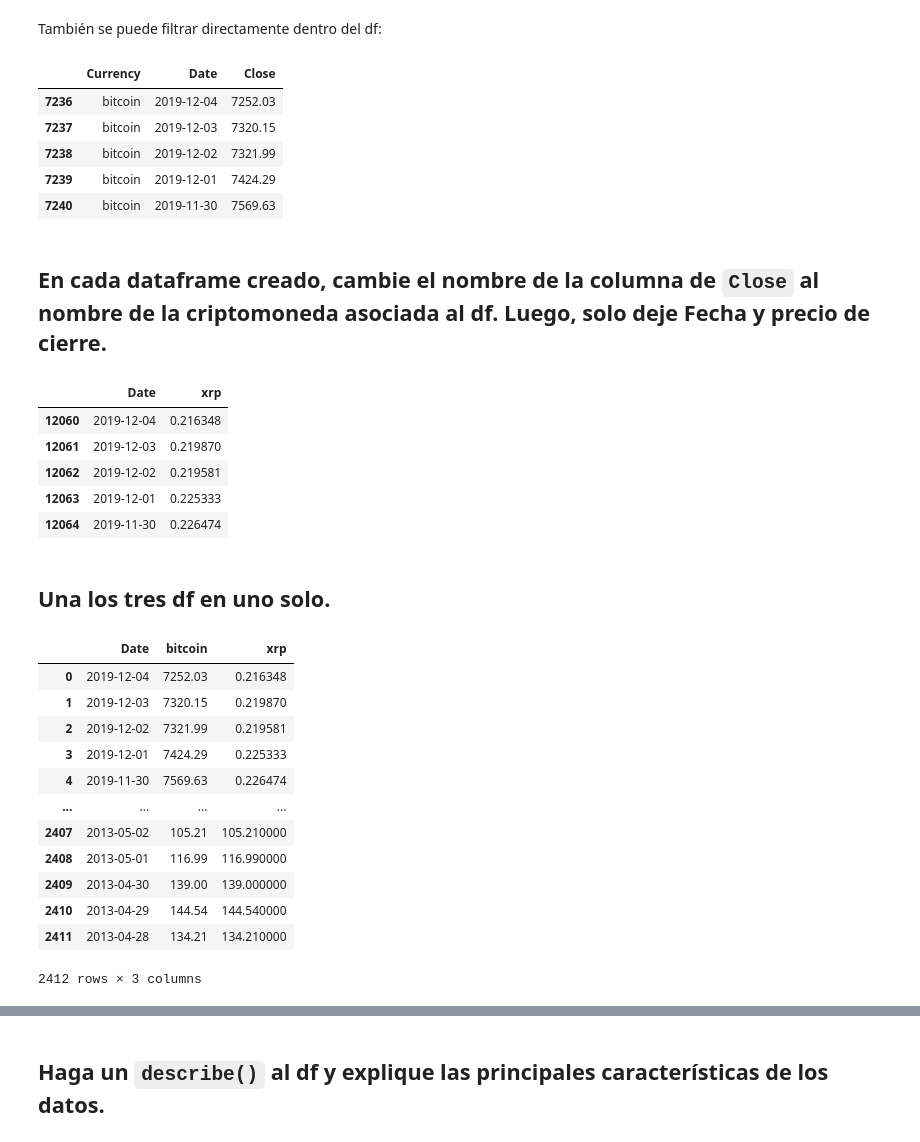
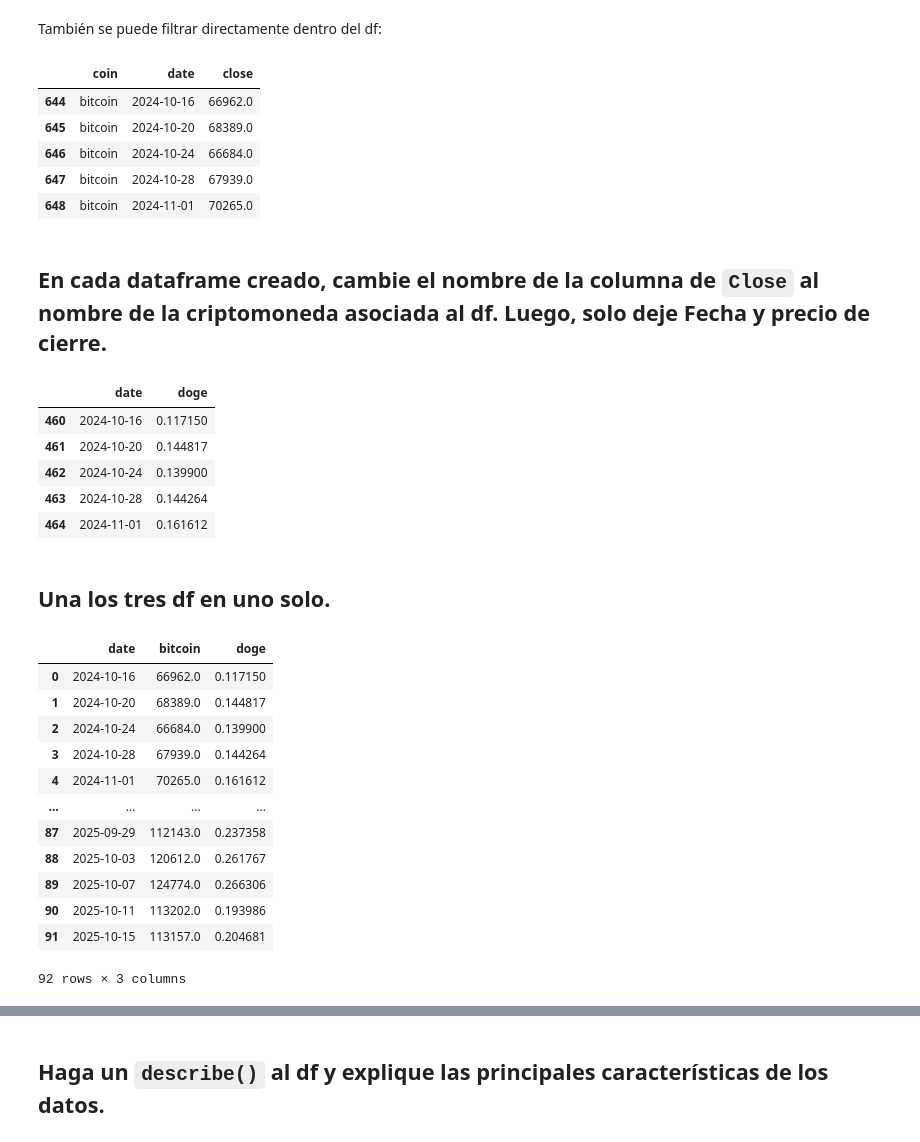
Before and after one commit to caracena/apunte-finanzas-computacionales, a Jupyter notebook: clase1-pandas.ipynb, the cells around one changed output, grey strips where cells are left out. Cells and saved outputs as stored; diff of their text form; code cells hidden in the pictures.

```diff
--- a/clase1-pandas.ipynb
+++ b/clase1-pandas.ipynb
@@ -68,5 +66,5 @@ memory usage: 1.8+ MB
 # %%
-df["Date"] = pd.to_datetime(df["Date"])
+df["date"] = pd.to_datetime(df["date"])
 # %%
 df.head()
 # %% [output]
@@ -123,4 +105,4 @@ df.describe(include="all")
 # %%
-df_2 = df[["Currency", "Date", "Close", "Volume"]]
+df_2 = df[["coin", "date", "close"]]
 df_2
 # %% [output]
@@ -159,11 +138,9 @@ Name: count, dtype: int64
 # %% [markdown]
 ## Crea un dataframe con precios de cierre y fecha de bitcoin, otro con xrp, y otro con ethereum
 # %%
-df_temp = df_2.drop(columns = ["Volume"])
-
-df_bitcoin = df_temp.query('Currency == "bitcoin"')
-df_xrp = df_temp.query('Currency == "xrp"')
-df_ethereum = df_temp.query('Currency == "ethereum"')
+df_bitcoin = df_2.query('coin == "bitcoin"')
+df_doge = df_2.query('coin == "dogecoin"')
+df_ethereum = df_2.query('coin == "ethereum"')
 # %%
 df_ethereum.head()
 # %% [output]
@@ -176,52 +153,52 @@ df_ethereum.head()
 # %% [markdown]
 También se puede filtrar directamente dentro del df:
 # %%
-df_bitcoin_2 = df_temp[df_temp["Currency"]=="bitcoin"]
+df_bitcoin_2 = df_2[df_2["coin"]=="bitcoin"]
 df_bitcoin_2.head()
 # %% [output]
-|  | Currency | Date | Close |
-| 7236 | bitcoin | 2019-12-04 | 7252.03 |
-| 7237 | bitcoin | 2019-12-03 | 7320.15 |
-| 7238 | bitcoin | 2019-12-02 | 7321.99 |
-| 7239 | bitcoin | 2019-12-01 | 7424.29 |
-| 7240 | bitcoin | 2019-11-30 | 7569.63 |
+|  | coin | date | close |
+| 644 | bitcoin | 2024-10-16 | 66962.0 |
+| 645 | bitcoin | 2024-10-20 | 68389.0 |
+| 646 | bitcoin | 2024-10-24 | 66684.0 |
+| 647 | bitcoin | 2024-10-28 | 67939.0 |
+| 648 | bitcoin | 2024-11-01 | 70265.0 |
 # %% [markdown]
 ## En cada dataframe creado, cambie el nombre de la columna de `Close` al nombre de la criptomoneda asociada al df. Luego, solo deje Fecha y precio de cierre.
 # %%
-df_bitcoin = df_bitcoin.rename(columns = {"Close":"bitcoin"})
-df_bitcoin = df_bitcoin.drop(columns = ["Currency"])
+df_bitcoin = df_bitcoin.rename(columns = {"close":"bitcoin"})
+df_bitcoin = df_bitcoin.drop(columns = ["coin"])
 
-df_xrp = df_xrp.rename(columns = {"Close":"xrp"})
-df_xrp = df_xrp.drop(columns = ["Currency"])
+df_doge = df_doge.rename(columns = {"close":"doge"})
+df_doge = df_doge.drop(columns = ["coin"])
 
-df_ethereum = df_ethereum.rename(columns = {"Close":"ethereum"})
-df_ethereum = df_ethereum.drop(columns = ["Currency"])
+df_ethereum = df_ethereum.rename(columns = {"close":"ethereum"})
+df_ethereum = df_ethereum.drop(columns = ["coin"])
 # %%
-df_xrp.head()
+df_doge.head()
 # %% [output]
-|  | Date | xrp |
-| 12060 | 2019-12-04 | 0.216348 |
-| 12061 | 2019-12-03 | 0.219870 |
-| 12062 | 2019-12-02 | 0.219581 |
-| 12063 | 2019-12-01 | 0.225333 |
-| 12064 | 2019-11-30 | 0.226474 |
+|  | date | doge |
+| 460 | 2024-10-16 | 0.117150 |
+| 461 | 2024-10-20 | 0.144817 |
+| 462 | 2024-10-24 | 0.139900 |
+| 463 | 2024-10-28 | 0.144264 |
+| 464 | 2024-11-01 | 0.161612 |
 # %% [markdown]
 ## Una los tres df en uno solo.
 # %%
-df_merge = pd.merge(df_bitcoin, df_xrp, how = "left", on = "Date")
+df_merge = pd.merge(df_bitcoin, df_doge, how = "left", on = "date")
 df_merge
 # %% [output]
-|  | Date | bitcoin | xrp |
-| 0 | 2019-12-04 | 7252.03 | 0.216348 |
-| 1 | 2019-12-03 | 7320.15 | 0.219870 |
-| 2 | 2019-12-02 | 7321.99 | 0.219581 |
-| 3 | 2019-12-01 | 7424.29 | 0.225333 |
-| 4 | 2019-11-30 | 7569.63 | 0.226474 |
+|  | date | bitcoin | doge |
+| 0 | 2024-10-16 | 66962.0 | 0.117150 |
+| 1 | 2024-10-20 | 68389.0 | 0.144817 |
+| 2 | 2024-10-24 | 66684.0 | 0.139900 |
+| 3 | 2024-10-28 | 67939.0 | 0.144264 |
+| 4 | 2024-11-01 | 70265.0 | 0.161612 |
 | ... | ... | ... | ... |
-| 2407 | 2013-05-02 | 105.21 | 105.210000 |
-| 2408 | 2013-05-01 | 116.99 | 116.990000 |
-| 2409 | 2013-04-30 | 139.00 | 139.000000 |
-| 2410 | 2013-04-29 | 144.54 | 144.540000 |
-| 2411 | 2013-04-28 | 134.21 | 134.210000 |
+| 87 | 2025-09-29 | 112143.0 | 0.237358 |
+| 88 | 2025-10-03 | 120612.0 | 0.261767 |
+| 89 | 2025-10-07 | 124774.0 | 0.266306 |
+| 90 | 2025-10-11 | 113202.0 | 0.193986 |
+| 91 | 2025-10-15 | 113157.0 | 0.204681 |
-2412 rows × 3 columns
+92 rows × 3 columns
 # %%
```
Also changed, not shown: parts of 21 cells of this notebook.
